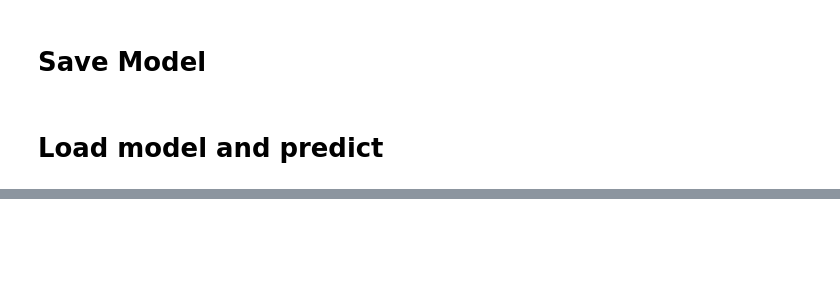
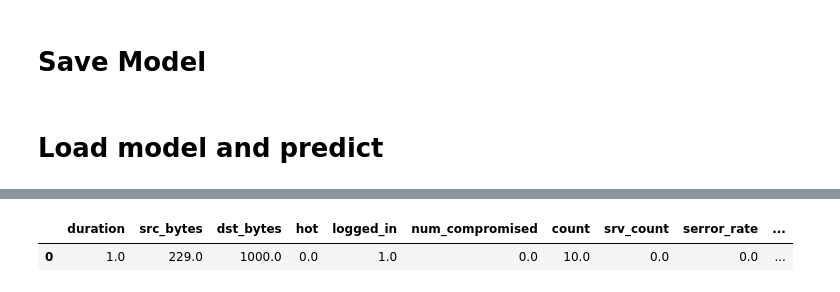
Before and after one commit to vansh412f/Enhanced_NIDS_prod, a Jupyter notebook: NIDS.ipynb, the cells around one changed output, grey strips where cells are left out. Cells and saved outputs as stored; diff of their text form; code cells hidden in the pictures; blank space fills up the shorter version.

```diff
--- a/NIDS.ipynb
+++ b/NIDS.ipynb
@@ -757,2 +652,0 @@ print(results.mean())
-# %%
-model.fit(X_train, y_train)
@@ -769,0 +760,17 @@ accuracy_score( y_test, y_pred )
+# %%
+xgb_aggr = XGBClassifier(
+    n_estimators=500,
+    max_depth=8,
+    learning_rate=0.1,
+    subsample=0.8,
+    colsample_bytree=0.8,
+    random_state=7,
+    n_jobs=-1,
+    eval_metric='mlogloss'
+)
+
+xgb_aggr.fit(X_train_res_aggr, y_train_res_aggr)
+y_pred_xgb_aggr = xgb_aggr.predict(X_test_scaled)
+
+print("XGBoost (Multinomial, Aggressive SMOTE)")
+print("Test Accuracy:", accuracy_score(y_test, y_pred_xgb_aggr))
@@ -775,7 +821,64 @@ pickle.dump(lr_clf, open('model.pkl','wb'))
 # %% [markdown]
 # Load model and predict
 # %%
-import pickle
-model=pickle.load(open('model.pkl', 'rb'))
-model.predict([[1,0,0,229,0.06,0.00,0.04,10,0,0,21,0,0.04,0.00,0]])
+import pandas as pd
+import numpy as np
+
+sample = {
+    'duration': 1,
+    'src_bytes': 229,
+    'dst_bytes': 1000,
+    'count': 10,
+    'dst_host_diff_srv_rate': 0.06,
+    'dst_host_same_src_port_rate': 0.00,
+    'dst_host_same_srv_rate': 0.90,
+    'dst_host_srv_count': 21,
+    'last_flag': 0,
+    'logged_in': 1,
+    'same_srv_rate': 0.96,
+    'serror_rate': 0.00,
+    # dummy features for protocol_type / service / flag:
+    # set one protocol, one service, one flag to 1, rest 0
+    'protocol_type_icmp': 0,
+    'protocol_type_tcp': 1,  # tcp
+    # protocol_type_udp will be 0 if exists
+
+    'service_http': 1,
+    # other service_* dummies default to 0
+
+    'flag_S0': 0,
+    'flag_SF': 1,
+    # other flag_* dummies default to 0
+}
+
+# Start from all-zero row with same columns as X_train
+sample_df = pd.DataFrame(np.zeros((1, len(X_train.columns))), columns=X_train.columns)
+
+# Fill in provided values
+for k, v in sample.items():
+    if k in sample_df.columns:
+        sample_df.at[0, k] = v
+
+print("Sample row (before scaling):")
+display(sample_df[X_train.columns[:20]])  # show first 20 columns
+
+# Apply same scaler used in training
+sample_scaled = pd.DataFrame(
+    scaler.transform(sample_df),
+    columns=X_train.columns
+)
+
+# Predict with your best multinomial model
+pred_class = xgb_aggr.predict(sample_scaled)[0]
+print("Predicted attack_class:", pred_class)
+
+# If you want to map class to label:
+class_map = {
+    0.0: 'Normal',
+    1.0: 'DoS',
+    2.0: 'Probe',
+    3.0: 'R2L',
+    4.0: 'U2R'
+}
+print("Predicted label:", class_map.get(pred_class, 'Unknown'))
 # %% [output]
@@ -782,0 +886,2 @@ array([1.])
+|  | duration | src_bytes | dst_bytes | hot | logged_in | num_compromised | count | srv_count | serror_rate | ... |
+| 0 | 1.0 | 229.0 | 1000.0 | 0.0 | 1.0 | 0.0 | 10.0 | 0.0 | 0.0 | ... |
```
Also changed, not shown: parts of 87 cells of this notebook, 1 other file.
